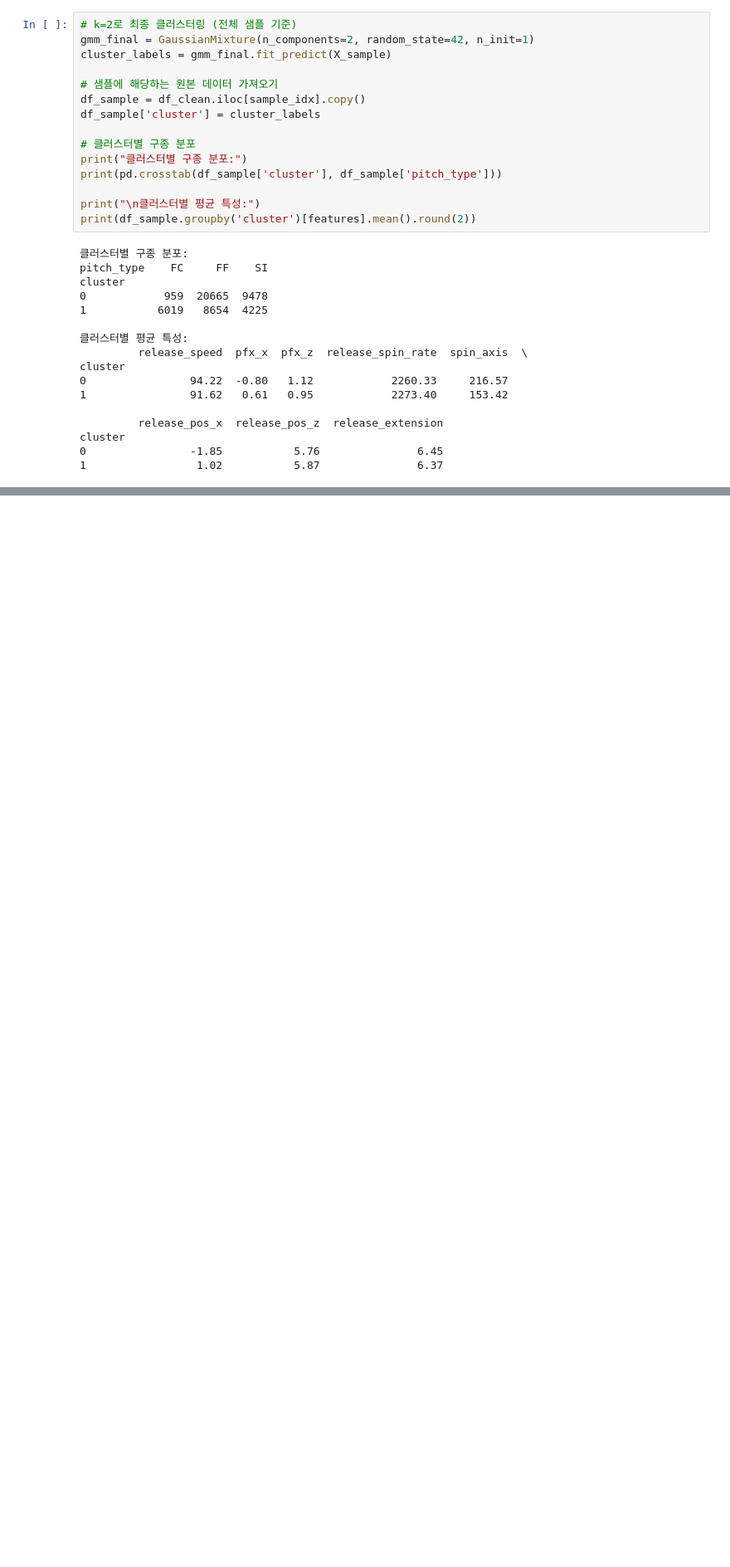
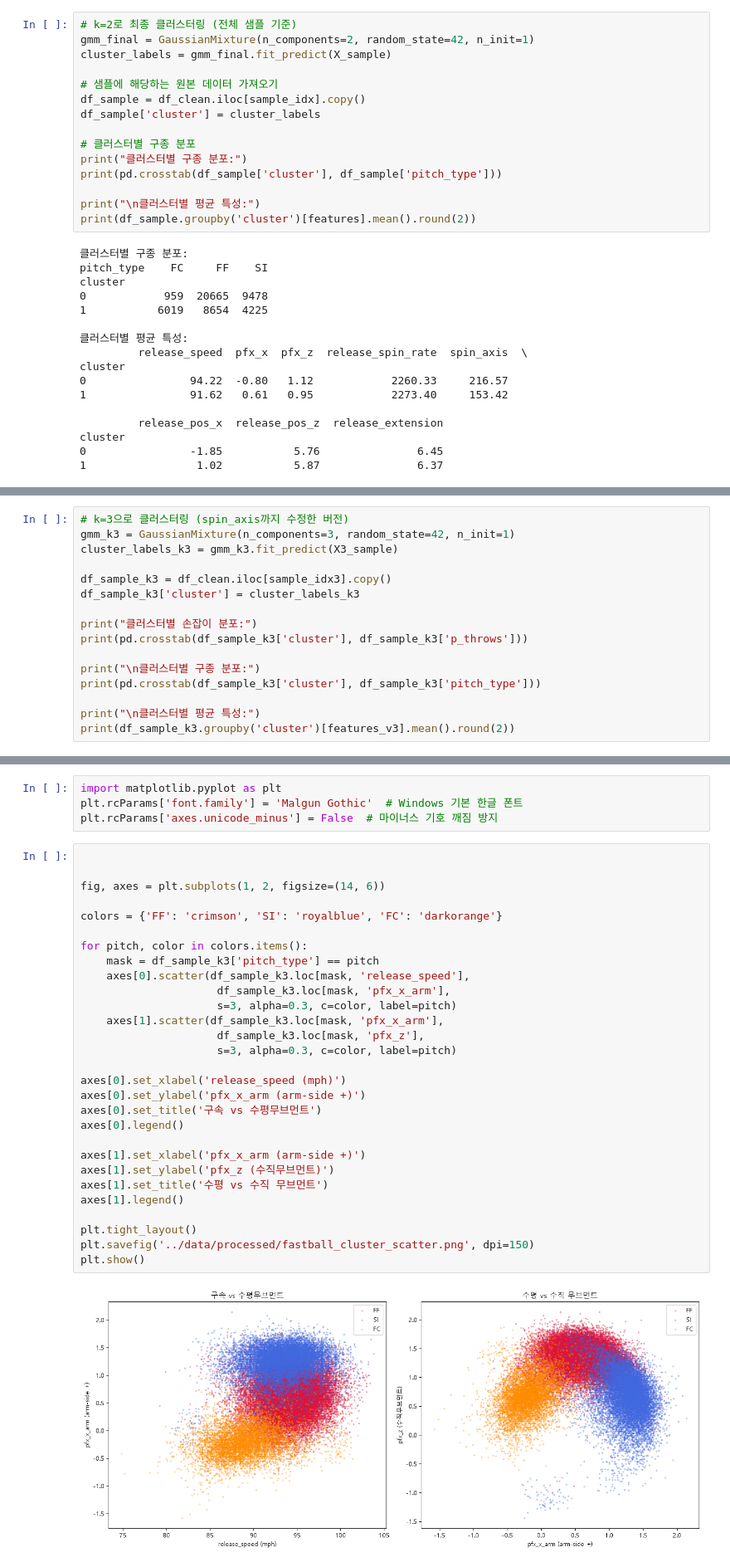
Before and after one commit to Yonsei-Sports-Analytics-Lab/9th-first-project-baseball-1, a Jupyter notebook: notebooks/sua_clustering.ipynb, the cells around one changed output, grey strips where cells are left out. Shown at 83% size. Cells and saved outputs as stored; diff of their text form; blank space fills up the shorter version.

```diff
--- a/notebooks/sua_clustering.ipynb
+++ b/notebooks/sua_clustering.ipynb
@@ -225,0 +384,16 @@ cluster
+# %%
+# k=3으로 클러스터링 (spin_axis까지 수정한 버전)
+gmm_k3 = GaussianMixture(n_components=3, random_state=42, n_init=1)
+cluster_labels_k3 = gmm_k3.fit_predict(X3_sample)
+
+df_sample_k3 = df_clean.iloc[sample_idx3].copy()
+df_sample_k3['cluster'] = cluster_labels_k3
+
+print("클러스터별 손잡이 분포:")
+print(pd.crosstab(df_sample_k3['cluster'], df_sample_k3['p_throws']))
+
+print("\n클러스터별 구종 분포:")
+print(pd.crosstab(df_sample_k3['cluster'], df_sample_k3['pitch_type']))
+
+print("\n클러스터별 평균 특성:")
+print(df_sample_k3.groupby('cluster')[features_v3].mean().round(2))
@@ -225,0 +478,35 @@ cluster
+# %%
+import matplotlib.pyplot as plt
+plt.rcParams['font.family'] = 'Malgun Gothic'  # Windows 기본 한글 폰트
+plt.rcParams['axes.unicode_minus'] = False  # 마이너스 기호 깨짐 방지
+# %%
+
+
+fig, axes = plt.subplots(1, 2, figsize=(14, 6))
+
+colors = {'FF': 'crimson', 'SI': 'royalblue', 'FC': 'darkorange'}
+
+for pitch, color in colors.items():
+    mask = df_sample_k3['pitch_type'] == pitch
+    axes[0].scatter(df_sample_k3.loc[mask, 'release_speed'],
+                     df_sample_k3.loc[mask, 'pfx_x_arm'],
+                     s=3, alpha=0.3, c=color, label=pitch)
+    axes[1].scatter(df_sample_k3.loc[mask, 'pfx_x_arm'],
+                     df_sample_k3.loc[mask, 'pfx_z'],
+                     s=3, alpha=0.3, c=color, label=pitch)
+
+axes[0].set_xlabel('release_speed (mph)')
+axes[0].set_ylabel('pfx_x_arm (arm-side +)')
+axes[0].set_title('구속 vs 수평무브먼트')
+axes[0].legend()
+
+axes[1].set_xlabel('pfx_x_arm (arm-side +)')
+axes[1].set_ylabel('pfx_z (수직무브먼트)')
+axes[1].set_title('수평 vs 수직 무브먼트')
+axes[1].legend()
+
+plt.tight_layout()
+plt.savefig('../data/processed/fastball_cluster_scatter.png', dpi=150)
+plt.show()
+# %% [output]
+[figure, added]
```
Also changed, not shown: parts of 10 cells of this notebook.
